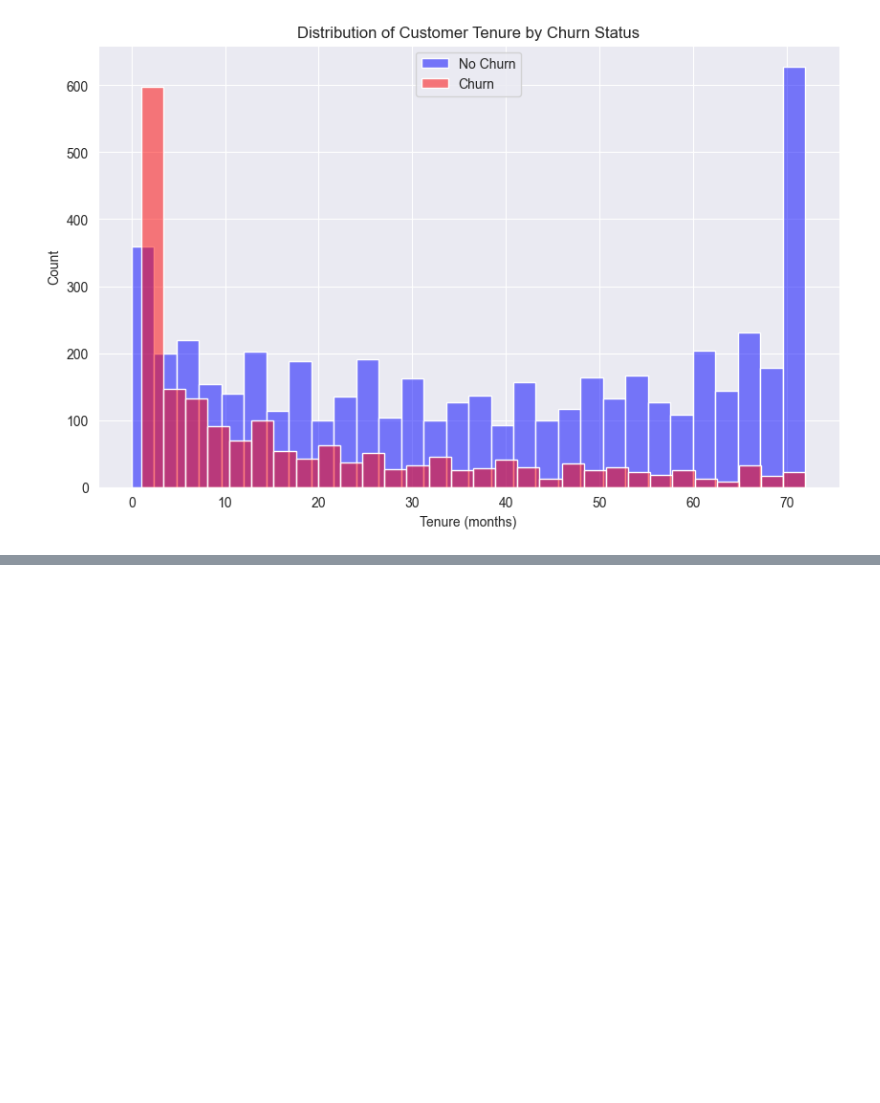
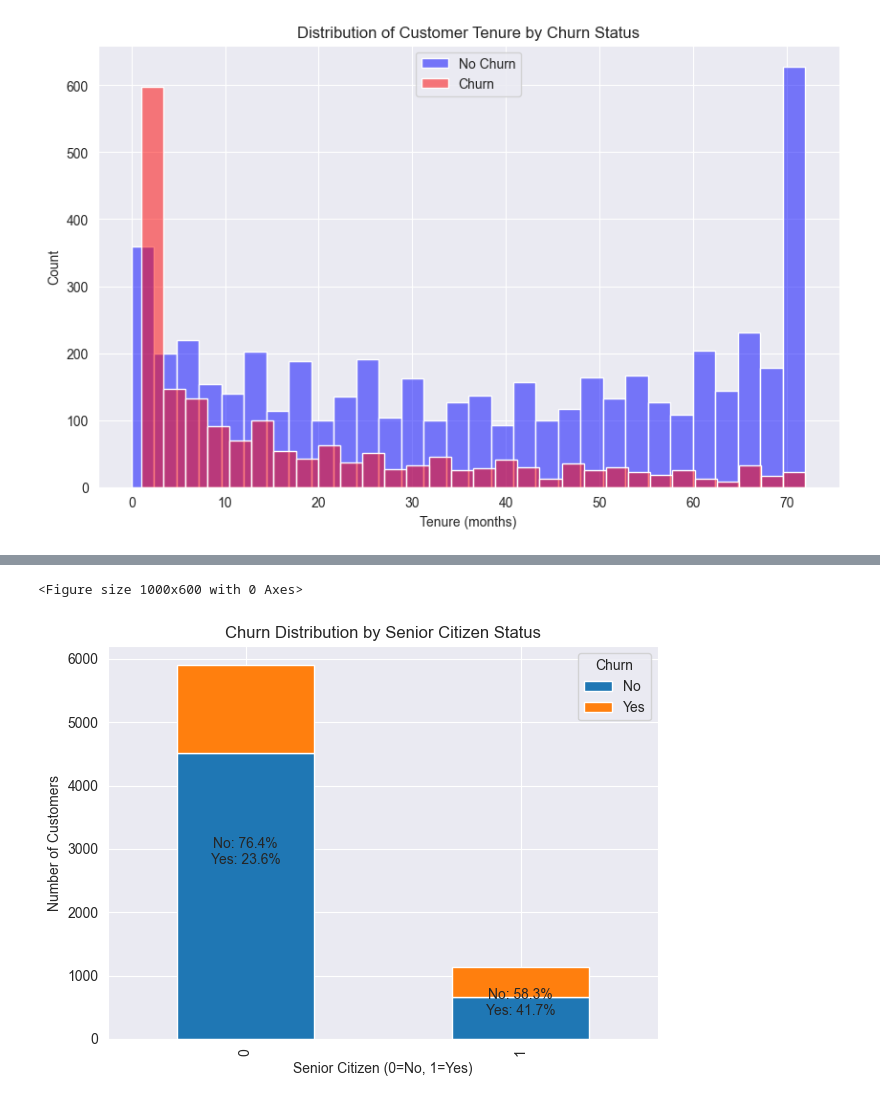
Before and after one commit to TouKhen/bloc-3, a Jupyter notebook: notebook/data-explo.ipynb, the cells around one changed output, grey strips where cells are left out. Saved outputs shown, nothing was run; the diff lists cells and outputs as text; code cells hidden in the pictures; blank space fills up the shorter version.

```diff
--- a/notebook/data-explo.ipynb
+++ b/notebook/data-explo.ipynb
@@ -266,0 +304,24 @@ plt.show()
+# %%
+plt.figure(figsize=(10, 6))
+churn_by_senior = df.groupby(['SeniorCitizen', 'Churn']).size().unstack()
+total = churn_by_senior.sum(axis=1)
+percentages = (churn_by_senior.div(total, axis=0) * 100).round(1)
+
+churn_by_senior.plot(kind='bar', stacked=True)
+plt.title('Churn Distribution by Senior Citizen Status')
+plt.xlabel('Senior Citizen (0=No, 1=Yes)')
+plt.ylabel('Number of Customers')
+plt.legend(title='Churn', labels=['No', 'Yes'])
+
+for i in range(len(churn_by_senior.index)):
+    no_churn = percentages.iloc[i, 0]
+    churn = percentages.iloc[i, 1]
+    plt.text(i, churn_by_senior.iloc[i].sum() / 2,
+             f'No: {no_churn}%\nYes: {churn}%',
+             ha='center', va='center')
+
+plt.tight_layout()
+plt.show()
+# %% [output]
+<Figure size 1000x600 with 0 Axes>
+[figure, added]
```
Also changed, not shown: parts of 11 cells of this notebook, 1 other file.
